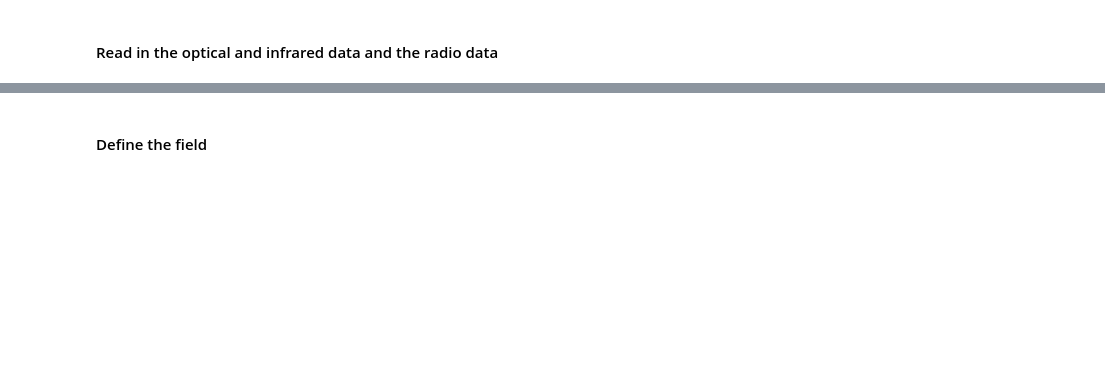
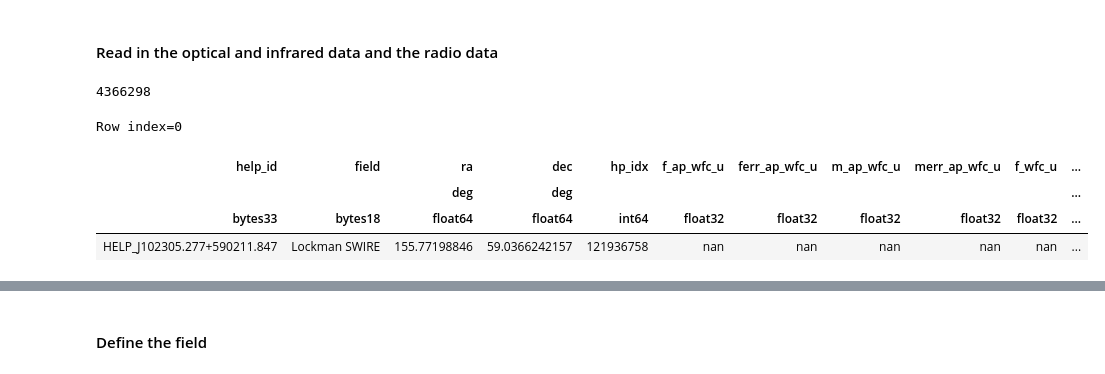
Before and after one commit to me322Physics/FIR-group, a Jupyter notebook: Ian/lr/lofar_crossmatch.ipynb, the cells around one changed output, grey strips where cells are left out. Saved outputs shown, nothing was run; the diff lists cells and outputs as text; code cells hidden in the pictures; blank space fills up the shorter version.

```diff
--- a/Ian/lr/lofar_crossmatch.ipynb
+++ b/Ian/lr/lofar_crossmatch.ipynb
@@ -22,4 +59,4 @@ from Q0_calc import Q0_calc
 # %% [markdown]
 #### Read in the optical and infrared data and the radio data
 # %%
-opt_ir_cat = Table.read('data/Lockman-SWIRE_20180219.fits')
+opt_ir_cat = Table.read('../../../HELP/dmu_products/dmu32/dmu32_Lockman-SWIRE/data/Lockman-SWIRE_20180219.fits')
@@ -30,0 +63,10 @@ ir_colname = 'm_irac_i1'
+# %%
+print(len(opt_ir_cat))
+opt_ir_cat[0]
+# %% [output]
+4366298
+Row index=0
+| help_id | field | ra | dec | hp_idx | f_ap_wfc_u | ferr_ap_wfc_u | m_ap_wfc_u | merr_ap_wfc_u | f_wfc_u | ... |
+|  |  | deg | deg |  |  |  |  |  |  | ... |
+| bytes33 | bytes18 | float64 | float64 | int64 | float32 | float32 | float32 | float32 | float32 | ... |
+| HELP_J102305.277+590211.847 | Lockman SWIRE | 155.77198846 | 59.0366242157 | 121936758 | nan | nan | nan | nan | nan | ... |
```
Also changed, not shown: parts of 71 cells of this notebook, 15 other files.
